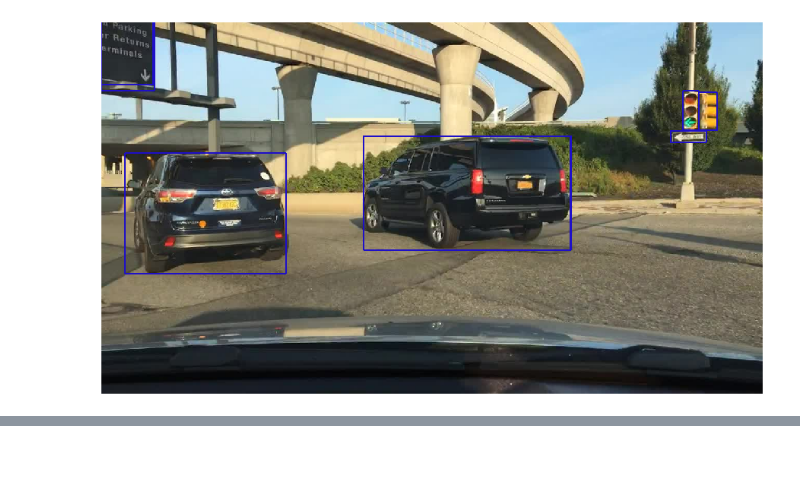
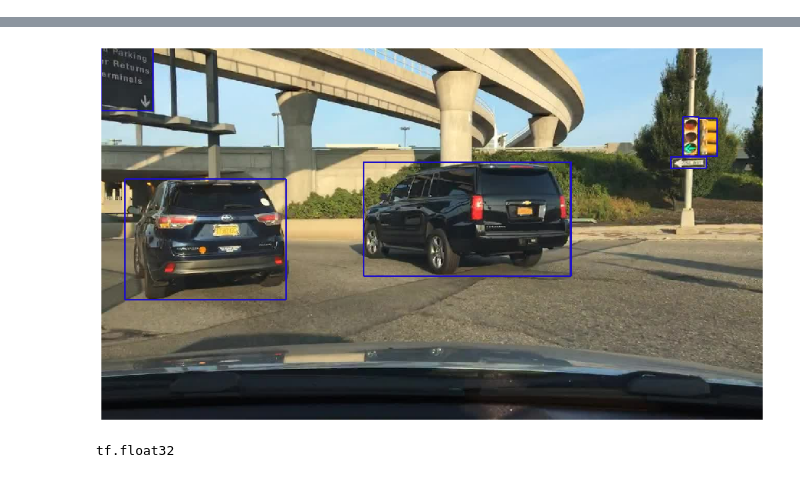
Before and after one commit to srihari-humbarwadi/tensorflow_fcos, a Jupyter notebook: notebooks/debug.ipynb, the cells around one changed output, grey strips where cells are left out. Cells and saved outputs as stored; diff of their text form; code cells hidden in the pictures.

```diff
--- a/notebooks/debug.ipynb
+++ b/notebooks/debug.ipynb
@@ -15,0 +14,5 @@ h, w = 720, 1280
+# %%
+h, w = 720, 1280
+num_classes = 10
+strategy = tf.distribute.MirroredStrategy()
+tf.config.optimizer.set_jit(True)
@@ -94,7 +181,0 @@ Use `for ... in dataset:` to iterate over a dataset. If using `tf.estimator`, re
-# %%
-batch = run(dataset.get_next())
-labels = batch[1]
-image = batch[0]
-imshow(draw_boxes_cv2(image, labels[:, :4]))
-# %% [output]
-[figure, removed]
@@ -215,4 +193,0 @@ dataset = dataset.make_one_shot_iterator()
-# %%
-iterate_op = dataset.get_next()
-for i in tqdm(range(200)):
-    batch = run(iterate_op)
@@ -218,0 +230,25 @@ for i in tqdm(range(200)):
+# %%
+for batch in tqdm(dataset.take(1)):
+    image, targets = batch
+    decoded_boxes, decoded_scores, decoded_ids = [], [], []
+    for i in range(3, 8):
+        cls_target, ctr_target, reg_target, _, matches = targets['P{}'.format(i)]
+        cls_target = tf.cast(cls_target, dtype=tf.int32)
+        cls_target = tf.one_hot(cls_target, depth=num_classes+1)
+        cls_target = cls_target[:, :, 1:]
+        boxes, scores, ids = decode_prediction(i,
+                                               cls_target,
+                                               ctr_target,
+                                               reg_target,
+                                               score_threshold=0.0, h=h, w=w)
+        decoded_boxes.append(boxes)
+        decoded_scores.append(scores)
+        decoded_ids.append(ids)
+    decoded_boxes = tf.concat(decoded_boxes, axis=0)
+    decoded_scores = tf.concat(decoded_scores, axis=0)
+    decoded_ids = tf.concat(decoded_ids, axis=0)
+    boxes, scores, ids =  process_detections(decoded_boxes, decoded_scores, decoded_ids)
+img = image[0].numpy()
+img = draw_boxes_cv2(img, boxes.numpy())
+imshow(img)
+# %% [output]
@@ -218,0 +256,5 @@ for i in tqdm(range(200)):
+[figure, added]
+# %%
+decoded_scores.dtype
+# %% [output]
+tf.float32
```
Also changed, not shown: parts of 9 cells of this notebook.
